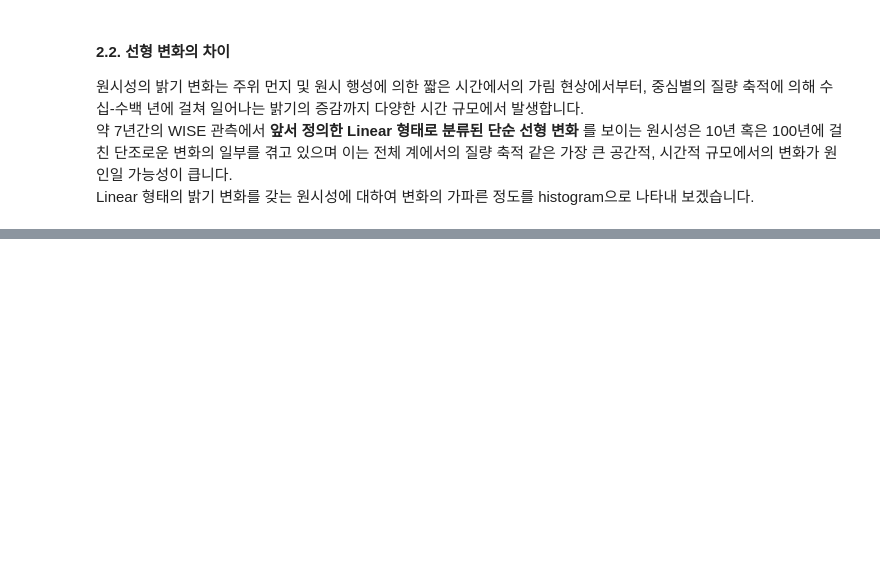
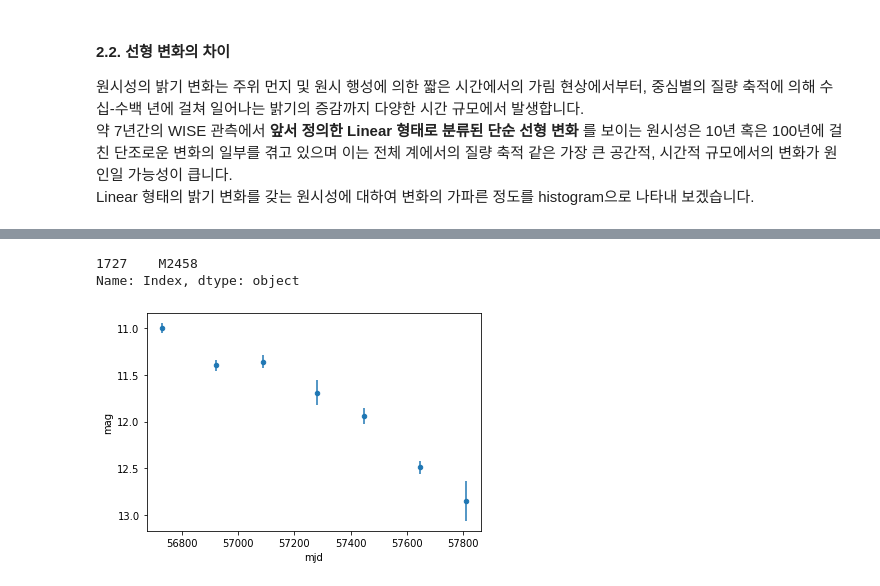
Before and after one commit to hoeen/WISE_YSO_variability_analysis, a Jupyter notebook: analysis_notebooks/WISE-YSO-analysis-3.ipynb, the cells around one changed output, grey strips where cells are left out. Cells and saved outputs as stored; diff of their text form; code cells hidden in the pictures; blank space fills up the shorter version.

```diff
--- a/analysis_notebooks/WISE-YSO-analysis-3.ipynb
+++ b/analysis_notebooks/WISE-YSO-analysis-3.ipynb
@@ -191,0 +197,16 @@ Text(0.5, 0, 'Slope (fraction/year)')
+# %%
+pr_lin[pr_lin['SlopeW2'] < -0.4].Index
+# %% [output]
+1727    M2458
+Name: Index, dtype: object
+# %%
+# 배포한 데이터를 불러옵니다
+# dd = pd.read_csv(
+#     'https://cfn-live-content-bucket-iop-org.s3.amazonaws.com/journals/0004-637X/920/2/132/revision2/apjac1745t6_mrt.txt?AWSAccessKeyId=AKIAYDKQL6LTV7YY2HIK&Expires=1663078516&Signature=CPH58l3pAYtOoR58duO4IAiLsB4%3D',
+#     skiprows=23, header=None, sep='\s+', index_col=0, names=['mjd','mag','emag','band']
+# )
+steep_df = dd.loc[pr_lin[pr_lin['SlopeW2'] < -0.4].Index, :]
+steep_df[steep_df['band'] == 'W2'].plot.scatter(x='mjd', y='mag', yerr='emag')
+plt.gca().invert_yaxis()
+# %% [output]
+[figure, added]
```
Also changed, not shown: parts of 3 cells of this notebook.
